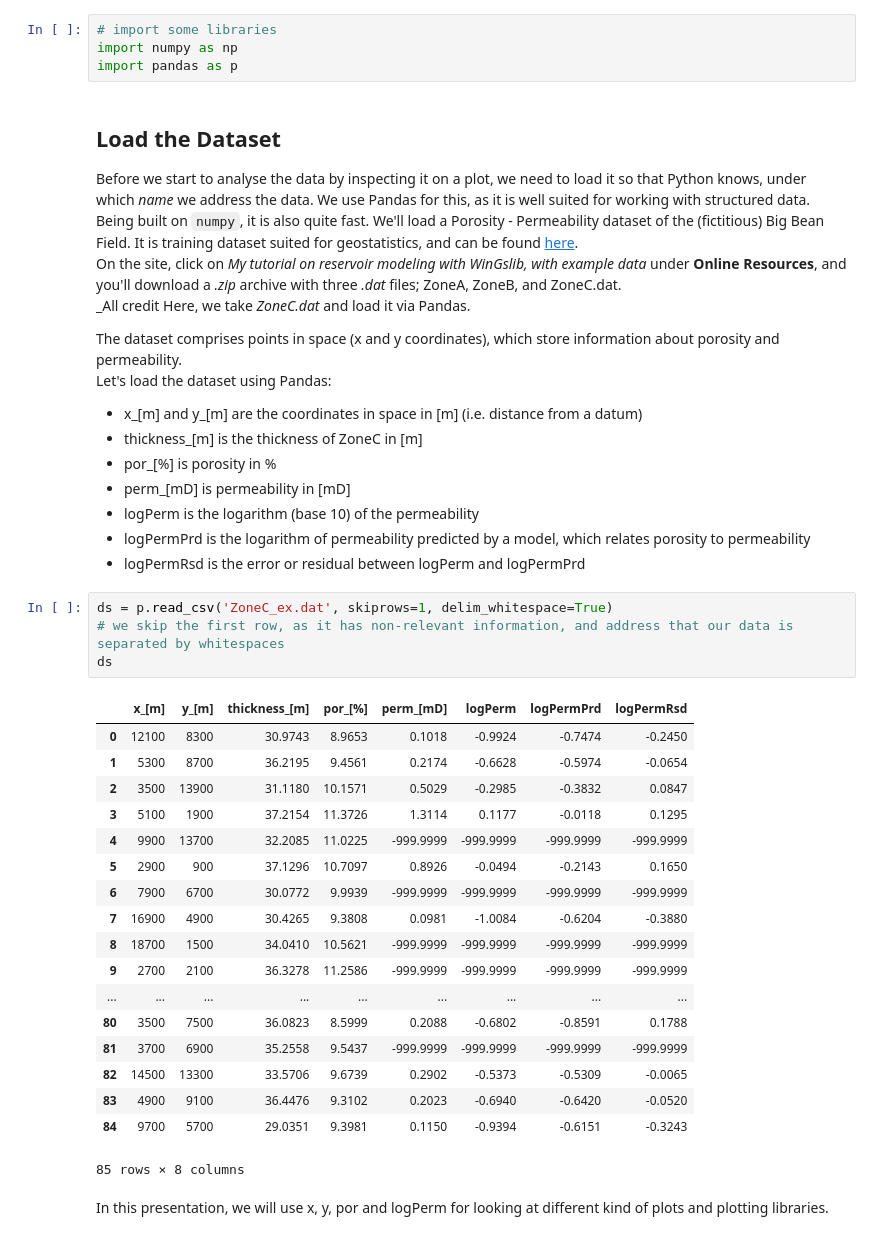
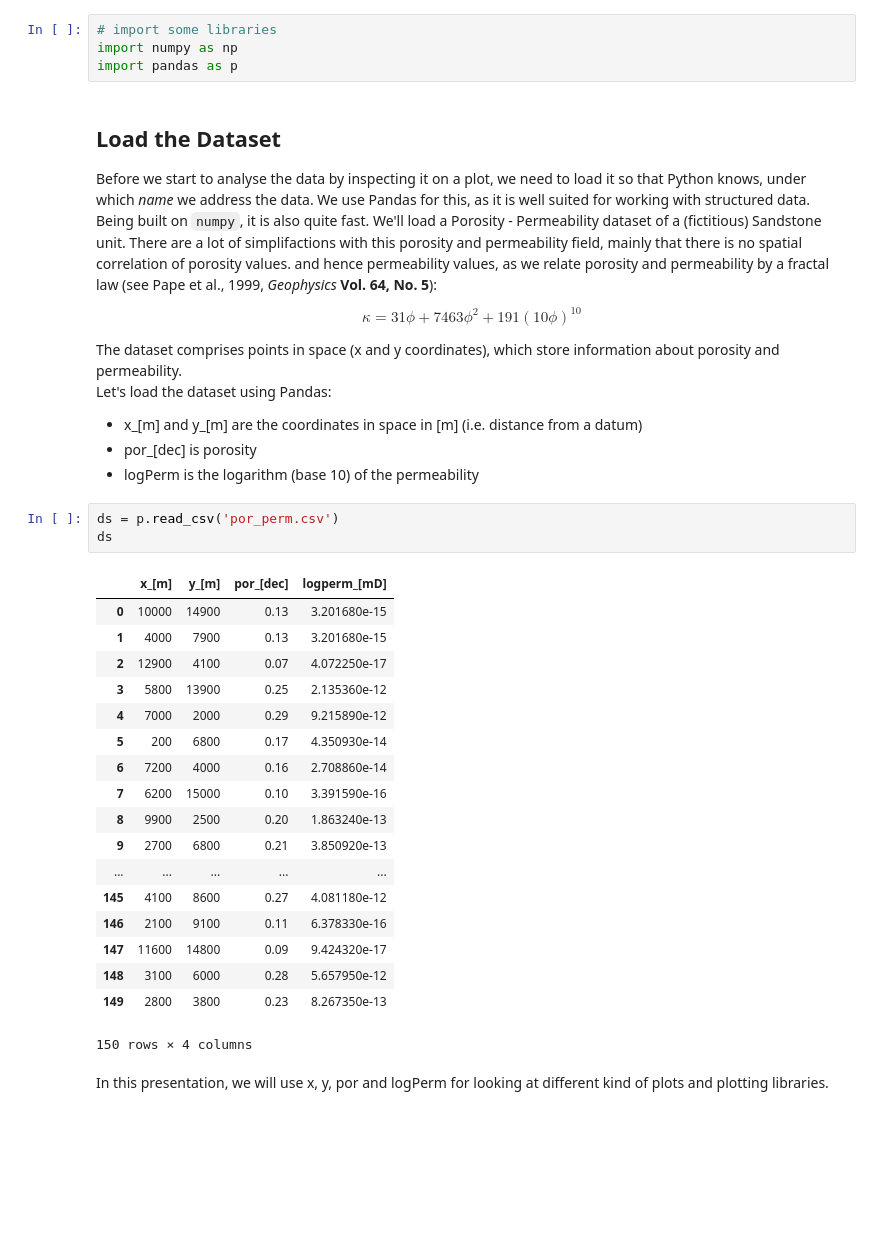
Before and after one commit to Japhiolite/geothermics, a Jupyter notebook: 00_Plotting_in_python.ipynb, the cells around one changed output. Saved outputs shown, nothing was run; the diff lists cells and outputs as text; blank space fills up the shorter version.

```diff
--- a/00_Plotting_in_python.ipynb
+++ b/00_Plotting_in_python.ipynb
@@ -17,44 +17,38 @@ import pandas as p
 # %% [markdown]
 ## Load the Dataset
 Before we start to analyse the data by inspecting it on a plot, we need to load it so that Python knows, under which _name_ we address the data. We use Pandas for this, as it is well suited for working with structured data. Being built on `numpy`, it is also quite fast.
-We'll load a Porosity - Permeability dataset of the (fictitious) Big Bean Field. It is training dataset suited for geostatistics, and can be found [here](http://people.ku.edu/~gbohling/geostats/index.html).
-On the site, click on _My tutorial on reservoir modeling with WinGslib, with example data_ under __Online Resources__, and you'll download a _.zip_ archive with three _.dat_ files; ZoneA, ZoneB, and ZoneC.dat.
-_All credit
-Here, we take _ZoneC.dat_ and load it via Pandas.
+We'll load a Porosity - Permeability dataset of a (fictitious) Sandstone unit. There are a lot of simplifactions with this porosity and permeability field, mainly that there is no spatial correlation of porosity values. and hence permeability values, as we relate porosity and permeability by a fractal law (see Pape et al., 1999, _Geophysics_ __Vol. 64, No. 5__):
+
+$$\kappa = 31 \phi + 7463 \phi^2 + 191(10 \phi)^{10}$$
 
 The dataset comprises points in space (x and y coordinates), which store information about porosity and permeability.
 Let's load the dataset using Pandas:
 
 * x\_[m] and y\_[m] are the coordinates in space in [m] (i.e. distance from a datum)
-* thickness\_[m] is the thickness of ZoneC in [m]
-* por\_[%] is porosity in %
-* perm\_[mD] is permeability in [mD]
+* por\_[dec] is porosity
 * logPerm is the logarithm (base 10) of the permeability
-* logPermPrd is the logarithm of permeability predicted by a model, which relates porosity to permeability
-* logPermRsd is the error or residual between logPerm and logPermPrd
-# %%
-ds = p.read_csv('ZoneC_ex.dat', skiprows=1, delim_whitespace=True)
-# we skip the first row, as it has non-relevant information, and address that our data is separated by whitespaces
-ds
-# %% [output]
-|  | x_[m] | y_[m] | thickness_[m] | por_[%] | perm_[mD] | logPerm | logPermPrd | logPermRsd |
-| 0 | 12100 | 8300 | 30.9743 | 8.9653 | 0.1018 | -0.9924 | -0.7474 | -0.2450 |
-| 1 | 5300 | 8700 | 36.2195 | 9.4561 | 0.2174 | -0.6628 | -0.5974 | -0.0654 |
-| 2 | 3500 | 13900 | 31.1180 | 10.1571 | 0.5029 | -0.2985 | -0.3832 | 0.0847 |
-| 3 | 5100 | 1900 | 37.2154 | 11.3726 | 1.3114 | 0.1177 | -0.0118 | 0.1295 |
-| 4 | 9900 | 13700 | 32.2085 | 11.0225 | -999.9999 | -999.9999 | -999.9999 | -999.9999 |
-| 5 | 2900 | 900 | 37.1296 | 10.7097 | 0.8926 | -0.0494 | -0.2143 | 0.1650 |
-| 6 | 7900 | 6700 | 30.0772 | 9.9939 | -999.9999 | -999.9999 | -999.9999 | -999.9999 |
-| 7 | 16900 | 4900 | 30.4265 | 9.3808 | 0.0981 | -1.0084 | -0.6204 | -0.3880 |
-| 8 | 18700 | 1500 | 34.0410 | 10.5621 | -999.9999 | -999.9999 | -999.9999 | -999.9999 |
-| 9 | 2700 | 2100 | 36.3278 | 11.2586 | -999.9999 | -999.9999 | -999.9999 | -999.9999 |
-| ... | ... | ... | ... | ... | ... | ... | ... | ... |
-| 80 | 3500 | 7500 | 36.0823 | 8.5999 | 0.2088 | -0.6802 | -0.8591 | 0.1788 |
-| 81 | 3700 | 6900 | 35.2558 | 9.5437 | -999.9999 | -999.9999 | -999.9999 | -999.9999 |
-| 82 | 14500 | 13300 | 33.5706 | 9.6739 | 0.2902 | -0.5373 | -0.5309 | -0.0065 |
-| 83 | 4900 | 9100 | 36.4476 | 9.3102 | 0.2023 | -0.6940 | -0.6420 | -0.0520 |
-| 84 | 9700 | 5700 | 29.0351 | 9.3981 | 0.1150 | -0.9394 | -0.6151 | -0.3243 |
-85 rows × 8 columns
+# %%
+ds = p.read_csv('por_perm.csv')
+ds
+# %% [output]
+|  | x_[m] | y_[m] | por_[dec] | logperm_[mD] |
+| 0 | 10000 | 14900 | 0.13 | 3.201680e-15 |
+| 1 | 4000 | 7900 | 0.13 | 3.201680e-15 |
+| 2 | 12900 | 4100 | 0.07 | 4.072250e-17 |
+| 3 | 5800 | 13900 | 0.25 | 2.135360e-12 |
+| 4 | 7000 | 2000 | 0.29 | 9.215890e-12 |
+| 5 | 200 | 6800 | 0.17 | 4.350930e-14 |
+| 6 | 7200 | 4000 | 0.16 | 2.708860e-14 |
+| 7 | 6200 | 15000 | 0.10 | 3.391590e-16 |
+| 8 | 9900 | 2500 | 0.20 | 1.863240e-13 |
+| 9 | 2700 | 6800 | 0.21 | 3.850920e-13 |
+| ... | ... | ... | ... | ... |
+| 145 | 4100 | 8600 | 0.27 | 4.081180e-12 |
+| 146 | 2100 | 9100 | 0.11 | 6.378330e-16 |
+| 147 | 11600 | 14800 | 0.09 | 9.424320e-17 |
+| 148 | 3100 | 6000 | 0.28 | 5.657950e-12 |
+| 149 | 2800 | 3800 | 0.23 | 8.267350e-13 |
+150 rows × 4 columns
 # %% [markdown]
 In this presentation, we will use x, y, por and logPerm for looking at different kind of plots and plotting libraries.
 # %% [markdown]
```
Also changed, not shown: parts of 10 cells of this notebook, 3 other files.
